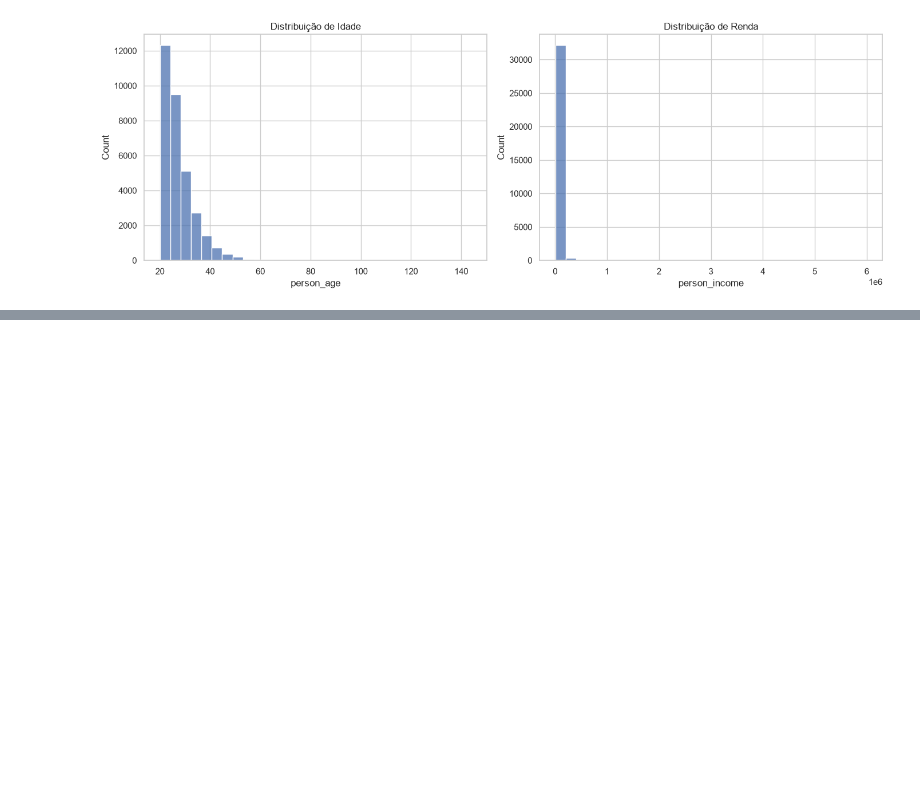
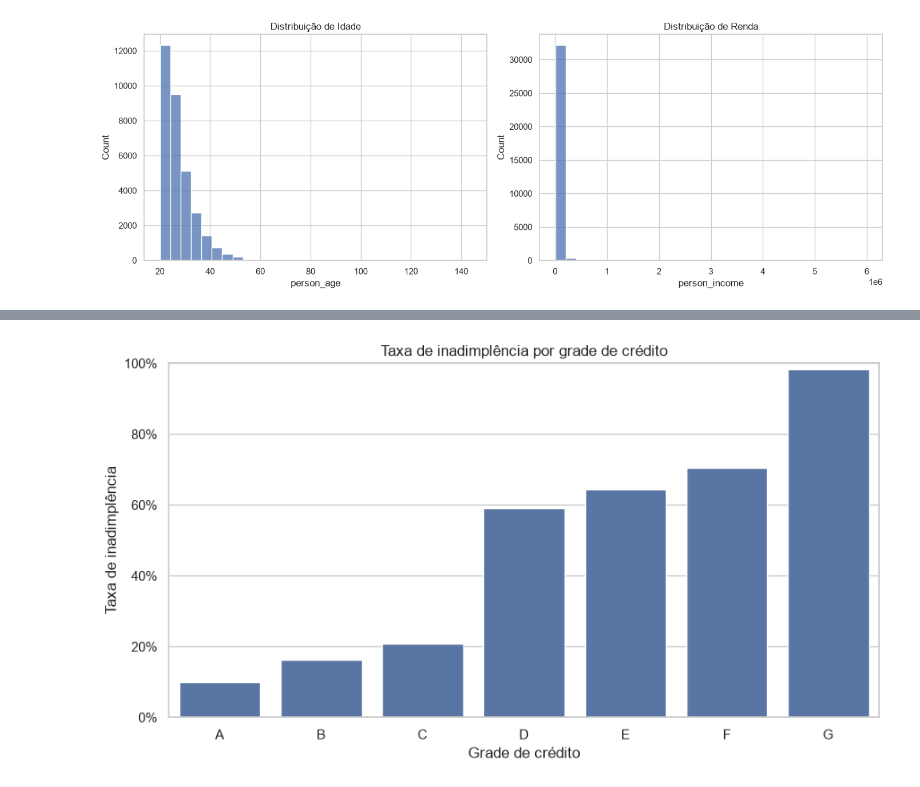
Before and after one commit to stefanolaurito/projeto-risco-credito, a Jupyter notebook: notebooks/01_eda.ipynb, the cells around one changed output, grey strips where cells are left out. Saved outputs shown, nothing was run; the diff lists cells and outputs as text; code cells hidden in the pictures; blank space fills up the shorter version.

```diff
--- a/notebooks/01_eda.ipynb
+++ b/notebooks/01_eda.ipynb
@@ -126,0 +303,20 @@ plt.show()
+# %%
+# Taxa de inadimplência por grade de crédito
+inadimplencia_grade = df.groupby("loan_grade")["loan_status"].mean().sort_index()
+
+plt.figure(figsize=(9, 5))
+sns.barplot(x=inadimplencia_grade.index, y=inadimplencia_grade.values)
+
+plt.title("Taxa de inadimplência por grade de crédito")
+plt.xlabel("Grade de crédito")
+plt.ylabel("Taxa de inadimplência")
+plt.ylim(0, 1)
+
+plt.gca().yaxis.set_major_formatter(
+    plt.FuncFormatter(lambda x, _: f"{x:.0%}")
+)
+
+plt.tight_layout()
+plt.show()
+# %% [output]
+[figure, added]
```
Also changed, not shown: parts of 13 cells of this notebook.
